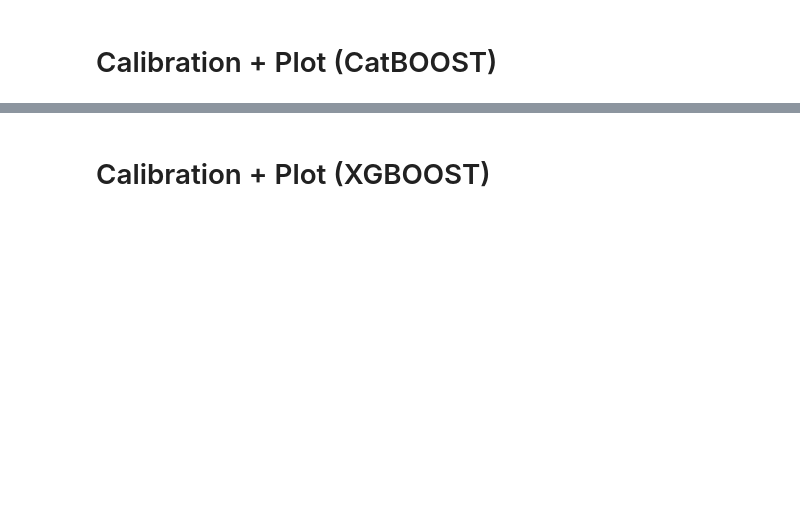
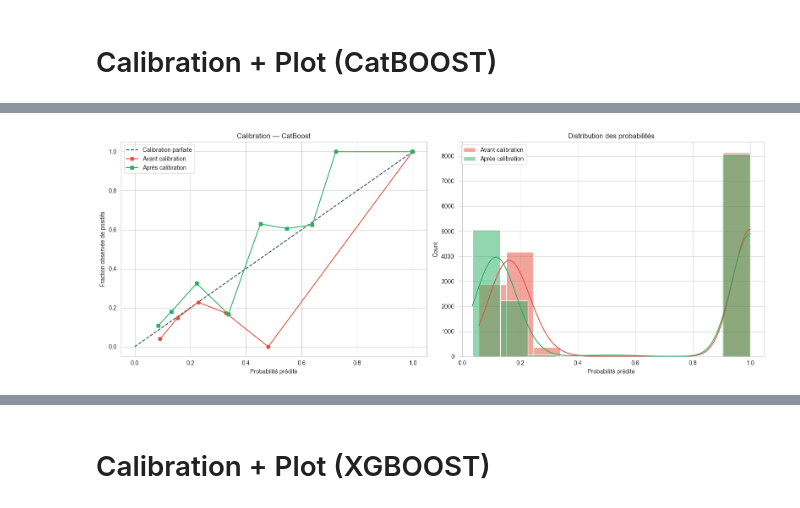
Before and after one commit to Manda404/health_lifestyle_diabetes, a Jupyter notebook: notebook/06_boosting_calibration.ipynb, the cells around one changed output, grey strips where cells are left out. Drawn from its saved outputs; the diff is of its cells as text; code cells hidden in the pictures; blank space fills up the shorter version.

```diff
--- a/notebook/06_boosting_calibration.ipynb
+++ b/notebook/06_boosting_calibration.ipynb
@@ -828,6 +549,12 @@ calibrated_xgb_model = calibration_service.calibrate_model(
 # %% [markdown]
 # Calibration + Plot (CatBOOST)
 # %%
+# On convertit les colonnes object en category
+for col in X_train.select_dtypes(exclude="number").columns:
+    X_train[col] = X_train[col].astype("category")
+    X_valid[col] = X_valid[col].astype("category")
+
+
 print("\n🚀 Entraînement du modèle CatBoost calibré en interne...\n")
 # ============================================================
 # 1.) Définition du modèle + log des paramètres
@@ -856,7 +583,7 @@ catboost_params = {
     "auto_class_weights":"Balanced",   # <--- très important
 
     # Optimisation
-    "iterations":800,
+    "iterations": 1000,
     "early_stopping_rounds":50,
     "verbose":100
 }
@@ -872,3 +599,67 @@ calibrated_catboost_model = trainer.train(
 )
 
 print("Modèle entraîné :", calibrated_catboost_model)
+
+print("\n" + "="*80 + "\n")
+print("\n" + "="*80 + "\n")
+
+print("\n🚀 Entraînement du modèle CatBoost non calibré...\n")
+# =========================
+# Paramètres CatBoost
+# =========================
+catboost_params = {
+    "iterations": 1000,
+    "learning_rate": 0.05,
+    "depth": 6,
+    "loss_function": "Logloss",
+    "eval_metric": "Logloss",  #"AUC"
+    "verbose": 100,   # ← test du verbose
+}
+# Tracking des paramètres sur l'expérience mlflow
+tracking_service.log_training_context(model_name=MODEL_NAME, params=catboost_params)
+# =========================
+# Entraînement
+# =========================
+trainer = CatBoostTrainer(params=catboost_params,logger=logger)
+no_calibrated_catboost_model = trainer.train(
+    X_train=X_train,
+    y_train=y_train,
+    X_valid=X_valid,
+    y_valid=y_valid,
+)
+
+print("Modèle entraîné :", no_calibrated_catboost_model)
+
+# ================================
+#  IMPORTS
+# ================================
+from health_lifestyle_diabetes.infrastructure.logger.loguru_logger import LoguruLogger
+
+# -- Plot Calibration
+from health_lifestyle_diabetes.infrastructure.visualization.calibration_matplotlib_adapter import (
+    MatplotlibCalibrationPlotAdapter,
+)
+from health_lifestyle_diabetes.application.services.calibration_plot_service import (
+    CalibrationPlotService,
+)
+
+
+# =====================================
+#  3. PLOT AVANT vs APRES CALIBRATION
+# =====================================
+plot_adapter = MatplotlibCalibrationPlotAdapter(logger=LoguruLogger())
+plot_service = CalibrationPlotService(plotter=plot_adapter, logger=LoguruLogger())
+
+# Probabilités AVANT / APRES calibration
+proba_before = no_calibrated_catboost_model.predict_proba(X_valid)[:, 1]
+proba_after  = calibrated_catboost_model.predict_proba(X_valid)[:, 1]
+
+plot_service.generate(
+    y_true=y_valid,
+    y_proba_before=proba_before,
+    y_proba_after=proba_after,
+    model_name="CatBoost",
+    bins=10,
+    save=True
+)
+# %% [output]
@@ -874,0 +683 @@ print("Modèle entraîné :", calibrated_catboost_model)
+[figure, added]
```
Also changed, not shown: parts of 16 cells of this notebook, 23 other files.
